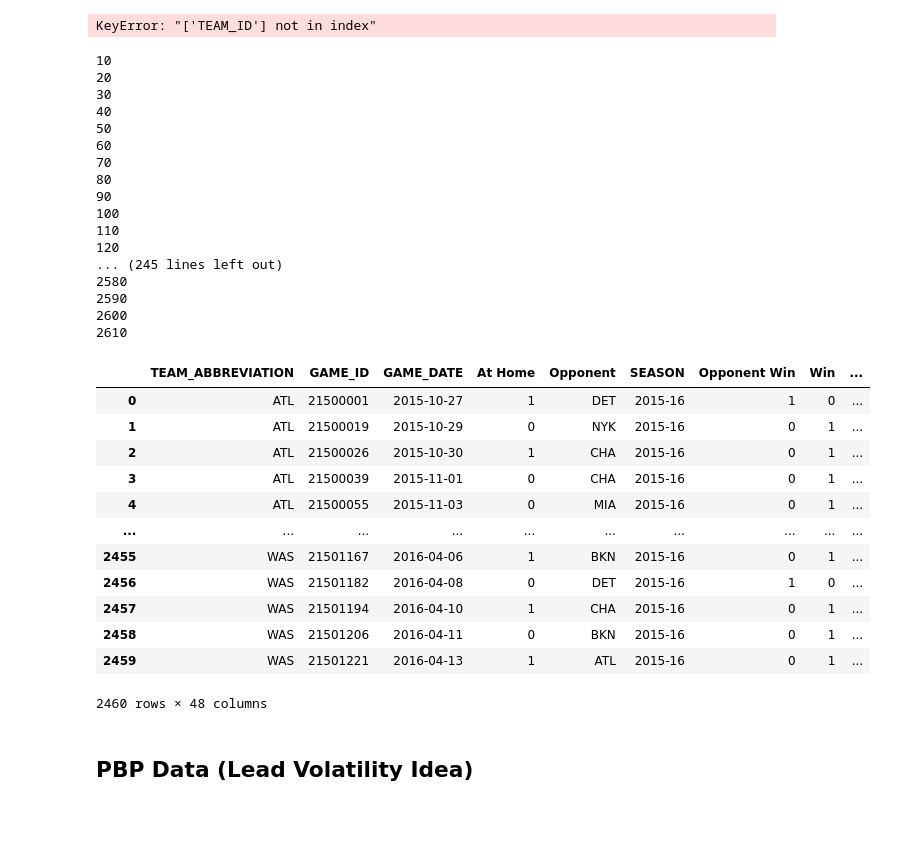
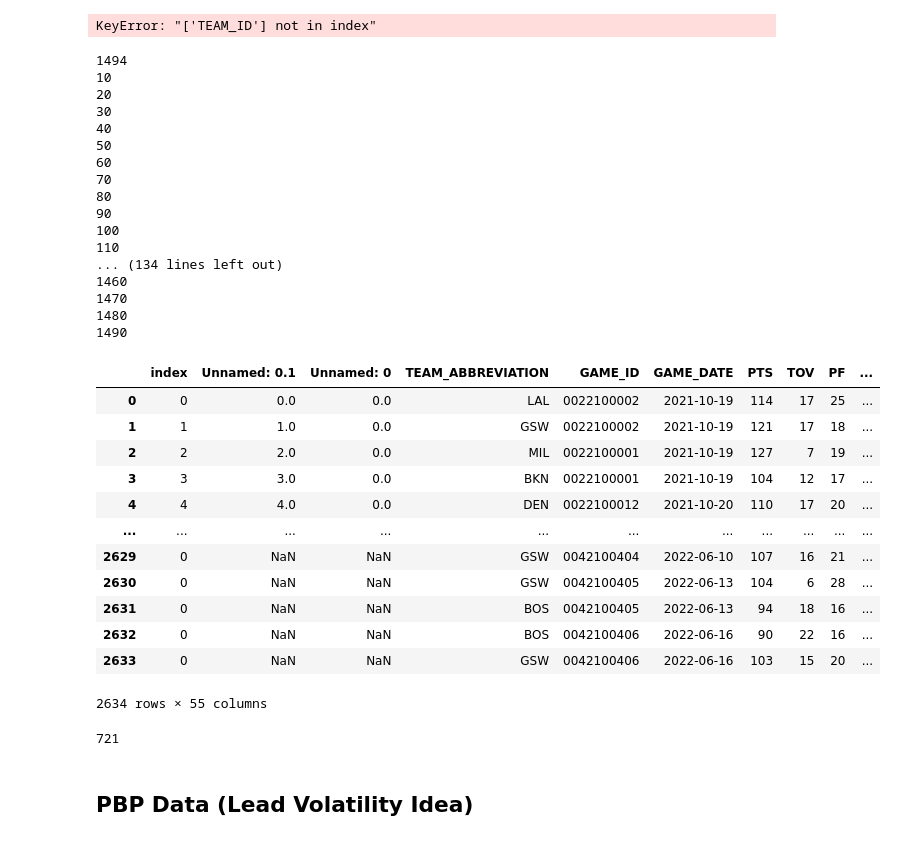
Before and after one commit to Idakan/NBA_DataViz-and-ML_Projs, a Jupyter notebook: NBA Aggregate Data.ipynb, the cells around one changed output. Drawn from its saved outputs; the diff is of its cells as text; code cells hidden in the pictures.

```diff
--- a/NBA Aggregate Data.ipynb
+++ b/NBA Aggregate Data.ipynb
@@ -621,7 +702,8 @@ x = game_by_game_df[game_by_game_df['TEAM_ABBREVIATION']=='MIL'].sort_values(by=
 KeyError: "['TEAM_ID'] not in index"
 # %%
 rows = []
-mil2012_df = game_by_game_df[(game_by_game_df['SEASON']=='2016-17')].sort_values(by='GAME_DATE')[[
+incomplete_df = pd.read_csv('All Data CSVS/2021_22alldata.csv', converters={'GAME_ID':str})
+mil2012_df = game_by_game_df[(game_by_game_df['SEASON']=='2021-22')].sort_values(by='GAME_DATE')[[
 'TEAM_ABBREVIATION','GAME_ID','GAME_DATE','PTS','TOV','PF','At Home',
 'FGA','FGM','FG3A', 'FG3M', 'FTA', 'FTM', 'OREB', 'DREB','AST', 'STL', 'BLK','Opponent',
 'Opponent PTS', 'Opponent FGM', 'Opponent FGA',
@@ -629,6 +711,10 @@ mil2012_df = game_by_game_df[(game_by_game_df['SEASON']=='2016-17')].sort_values
        'Opponent FTM', 'Opponent FTA', 'Opponent FT_PCT', 'Opponent OREB',
        'Opponent DREB', 'Opponent AST', 'Opponent STL', 'Opponent BLK',
        'Opponent TOV', 'Opponent PF','SEASON','Opponent Win','Win']]
+
+mil2012_df = mil2012_df[~mil2012_df['GAME_ID'].isin(incomplete_df['GAME_ID'])]
+print(len(mil2012_df))
+
 count = 0
 for a, row in mil2012_df.iterrows():
     count += 1
@@ -644,6 +730,7 @@ for a, row in mil2012_df.iterrows():
     row = row.merge(boxscore_opponent,left_on=['GAME_ID'],right_on=['Opponent gameId'])
     rows.append(row)
 # %% [output]
+1494
 10
 20
 30
@@ -655,20 +742,12 @@ for a, row in mil2012_df.iterrows():
 90
 100
 110
-120
-... (245 lines left out)
-2580
-2590
-2600
-2610
+... (134 lines left out)
+1460
+1470
+1480
+1490
 # %%
 full_df = pd.concat(rows)
 full_df = full_df.drop(['gameId', 'teamId', 'teamTricode','Opponent gameId', 'Opponent teamId'],axis = 1)
-full_df.to_csv('2016_17alldata.csv')
+full_df = pd.concat([incomplete_df, full_df])
-# %%
-full_df = pd.read_csv('2016_17alldata.csv')
-full_df = full_df.drop(['Unnamed: 0'],axis = 1)
-full_df['Postseason Game'] = full_df['GAME_ID'].apply(lambda x: 1 if str(x)[0] == '4' else 0)
-full_df = full_df[full_df['Postseason Game'] == 0]
-
-window_size = 8
@@ -748,16 +754,16 @@ test_df = test_df.drop(['L10 FGM','L10 FGA','L10 FTM','L10 FTA','L10 FG3M',
-# %%
-test_df
-# %% [output]
-|  | TEAM_ABBREVIATION | GAME_ID | GAME_DATE | At Home | Opponent | SEASON | Opponent Win | Win | ... |
-| 0 | ATL | 21500001 | 2015-10-27 | 1 | DET | 2015-16 | 1 | 0 | ... |
-| 1 | ATL | 21500019 | 2015-10-29 | 0 | NYK | 2015-16 | 0 | 1 | ... |
-| 2 | ATL | 21500026 | 2015-10-30 | 1 | CHA | 2015-16 | 0 | 1 | ... |
-| 3 | ATL | 21500039 | 2015-11-01 | 0 | CHA | 2015-16 | 0 | 1 | ... |
-| 4 | ATL | 21500055 | 2015-11-03 | 0 | MIA | 2015-16 | 0 | 1 | ... |
-| ... | ... | ... | ... | ... | ... | ... | ... | ... | ... |
-| 2455 | WAS | 21501167 | 2016-04-06 | 1 | BKN | 2015-16 | 0 | 1 | ... |
-| 2456 | WAS | 21501182 | 2016-04-08 | 0 | DET | 2015-16 | 1 | 0 | ... |
-| 2457 | WAS | 21501194 | 2016-04-10 | 1 | CHA | 2015-16 | 0 | 1 | ... |
-| 2458 | WAS | 21501206 | 2016-04-11 | 0 | BKN | 2015-16 | 0 | 1 | ... |
-| 2459 | WAS | 21501221 | 2016-04-13 | 1 | ATL | 2015-16 | 0 | 1 | ... |
-2460 rows × 48 columns
+# %%
+full_df.reset_index()
+# %% [output]
+|  | index | Unnamed: 0.1 | Unnamed: 0 | TEAM_ABBREVIATION | GAME_ID | GAME_DATE | PTS | TOV | PF | ... |
+| 0 | 0 | 0.0 | 0.0 | LAL | 0022100002 | 2021-10-19 | 114 | 17 | 25 | ... |
+| 1 | 1 | 1.0 | 0.0 | GSW | 0022100002 | 2021-10-19 | 121 | 17 | 18 | ... |
+| 2 | 2 | 2.0 | 0.0 | MIL | 0022100001 | 2021-10-19 | 127 | 7 | 19 | ... |
+| 3 | 3 | 3.0 | 0.0 | BKN | 0022100001 | 2021-10-19 | 104 | 12 | 17 | ... |
+| 4 | 4 | 4.0 | 0.0 | DEN | 0022100012 | 2021-10-20 | 110 | 17 | 20 | ... |
+| ... | ... | ... | ... | ... | ... | ... | ... | ... | ... | ... |
+| 2629 | 0 | NaN | NaN | GSW | 0042100404 | 2022-06-10 | 107 | 16 | 21 | ... |
+| 2630 | 0 | NaN | NaN | GSW | 0042100405 | 2022-06-13 | 104 | 6 | 28 | ... |
+| 2631 | 0 | NaN | NaN | BOS | 0042100405 | 2022-06-13 | 94 | 18 | 16 | ... |
+| 2632 | 0 | NaN | NaN | BOS | 0042100406 | 2022-06-16 | 90 | 22 | 16 | ... |
+| 2633 | 0 | NaN | NaN | GSW | 0042100406 | 2022-06-16 | 103 | 15 | 20 | ... |
+2634 rows × 55 columns
@@ -763,0 +772,6 @@ test_df
+# %%
+# Full data for: 2012_13, 2013-14, 2014-15, 2015-16, 2016-17, 2019-20, 2020-21, 2022-23, 2023-24
+full_df = pd.read_csv('All Data CSVs/2017_18alldata.csv')
+len(full_df)
+# %% [output]
+721
```
Also changed, not shown: parts of 35 cells of this notebook.
